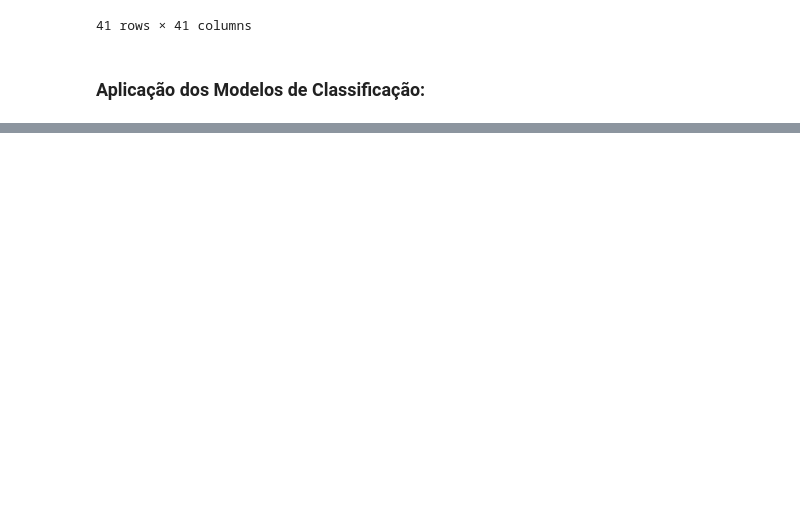
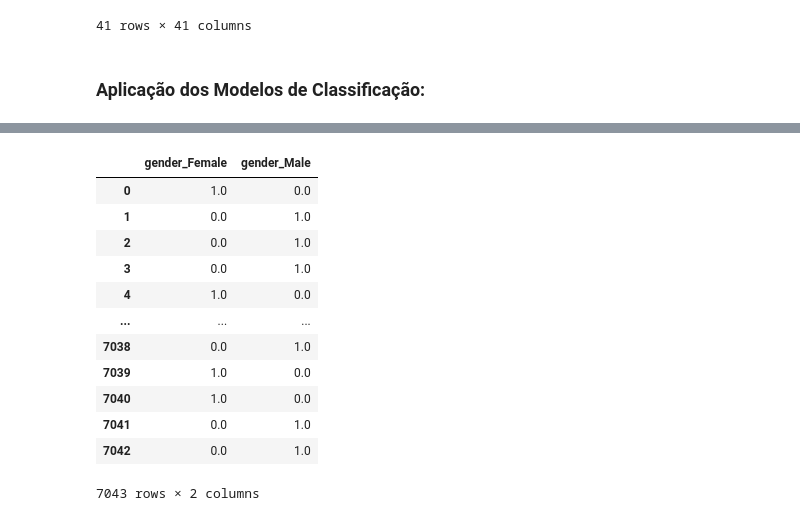
Before and after one commit to PablGb/Data_science-Telco_Customer_churn, a Jupyter notebook: Classification.ipynb, the cells around one changed output, grey strips where cells are left out. Cells and saved outputs as stored; diff of their text form; code cells hidden in the pictures; blank space fills up the shorter version.

```diff
--- a/Classification.ipynb
+++ b/Classification.ipynb
@@ -604,2 +638,6 @@ corr
 # %%
-from sklearn.pipeline import Pipeline
+teste = dados.copy()
+
+testea = teste.pop('gender')
+
+testea
@@ -605,0 +677,4 @@ from sklearn.pipeline import Pipeline
+# %%
+testeee = pd.DataFrame(testea)
+
+testeee
@@ -605,0 +695,28 @@ from sklearn.pipeline import Pipeline
+# %%
+from sklearn.preprocessing import OneHotEncoder
+
+ohenc = OneHotEncoder(sparse_output = False)
+
+matriz_cod = ohenc.fit(testeee)
+# %%
+matriz_cod = ohenc.fit_transform(testeee)
+
+colunas = ohenc.get_feature_names_out(['gender'])
+
+verificacao = pd.DataFrame(matriz_cod, columns = colunas)
+
+verificacao
+# %% [output]
+|  | gender_Female | gender_Male |
+| 0 | 1.0 | 0.0 |
+| 1 | 0.0 | 1.0 |
+| 2 | 0.0 | 1.0 |
+| 3 | 0.0 | 1.0 |
+| 4 | 1.0 | 0.0 |
+| ... | ... | ... |
+| 7038 | 0.0 | 1.0 |
+| 7039 | 1.0 | 0.0 |
+| 7040 | 1.0 | 0.0 |
+| 7041 | 0.0 | 1.0 |
+| 7042 | 0.0 | 1.0 |
+7043 rows × 2 columns
```
Also changed, not shown: parts of 7 cells of this notebook.
